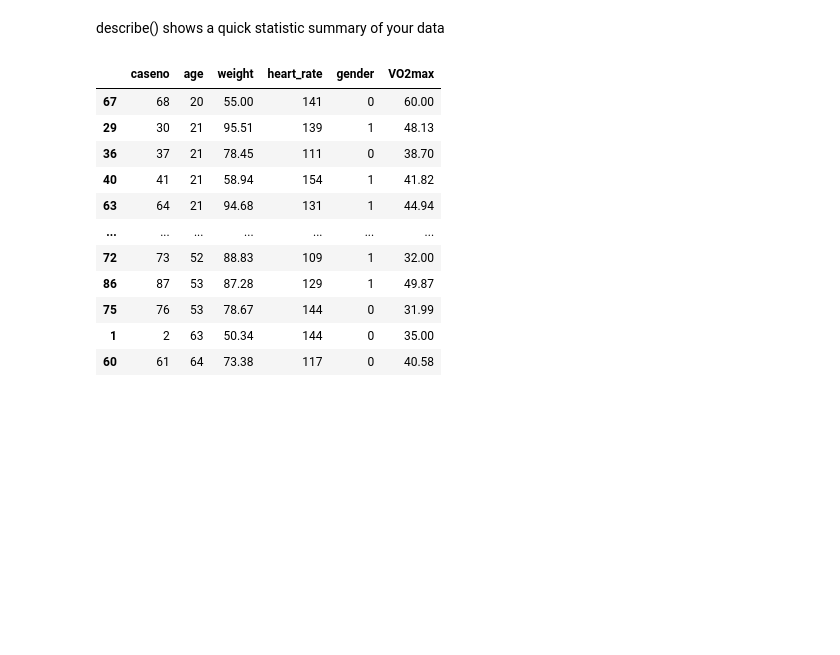
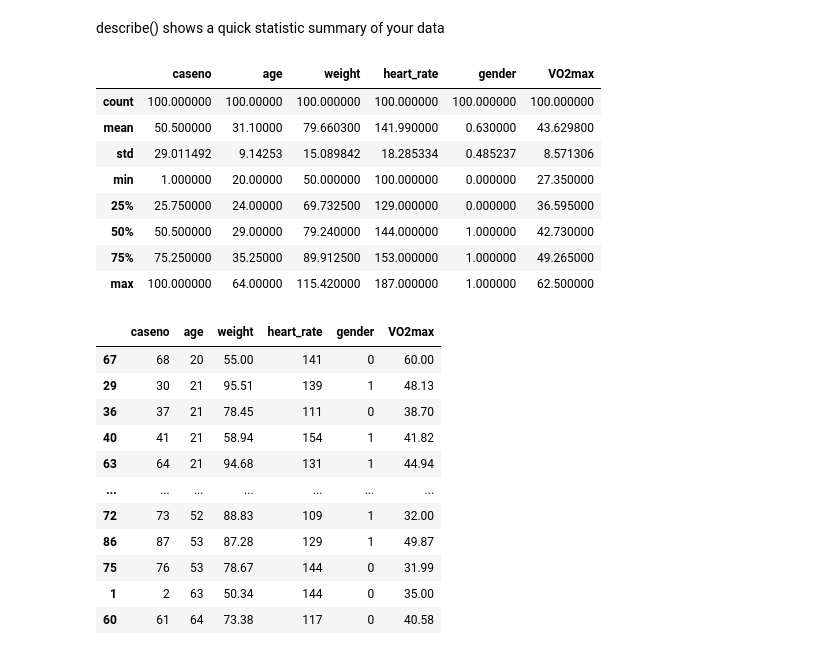
Before and after one commit to lyashevska/python-for-biomechanics, a Jupyter notebook: Introduction to Pandas.ipynb, the cells around one changed output. Drawn from its saved outputs; the diff is of its cells as text; code cells hidden in the pictures; blank space fills up the shorter version.

```diff
--- a/Introduction to Pandas.ipynb
+++ b/Introduction to Pandas.ipynb
@@ -69,6 +76,18 @@ df.age
 Name: age, Length: 100, dtype: int64
 # %% [markdown]
 describe() shows a quick statistic summary of your data
+# %%
+df.describe()
+# %% [output]
+|  | caseno | age | weight | heart_rate | gender | VO2max |
+| count | 100.000000 | 100.00000 | 100.000000 | 100.000000 | 100.000000 | 100.000000 |
+| mean | 50.500000 | 31.10000 | 79.660300 | 141.990000 | 0.630000 | 43.629800 |
+| std | 29.011492 | 9.14253 | 15.089842 | 18.285334 | 0.485237 | 8.571306 |
+| min | 1.000000 | 20.00000 | 50.000000 | 100.000000 | 0.000000 | 27.350000 |
+| 25% | 25.750000 | 24.00000 | 69.732500 | 129.000000 | 0.000000 | 36.595000 |
+| 50% | 50.500000 | 29.00000 | 79.240000 | 144.000000 | 1.000000 | 42.730000 |
+| 75% | 75.250000 | 35.25000 | 89.912500 | 153.000000 | 1.000000 | 49.265000 |
+| max | 100.000000 | 64.00000 | 115.420000 | 187.000000 | 1.000000 | 62.500000 |
 # %%
 # TASK access column heart rate
 # %%
```
Also changed, not shown: parts of 4 cells of this notebook, 1 other file.
